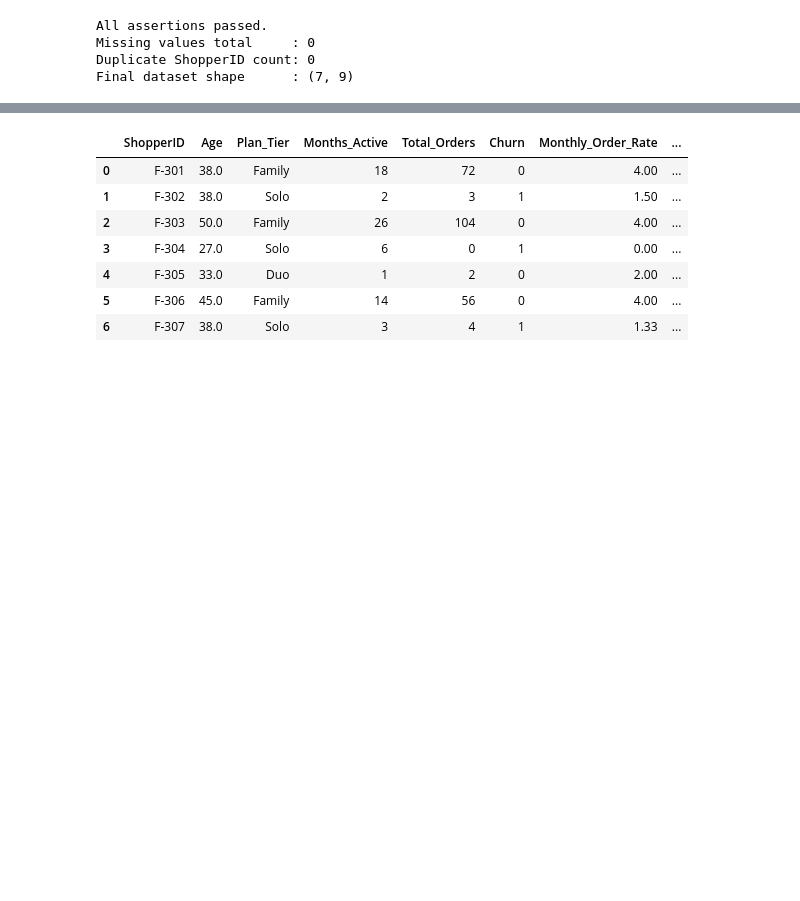
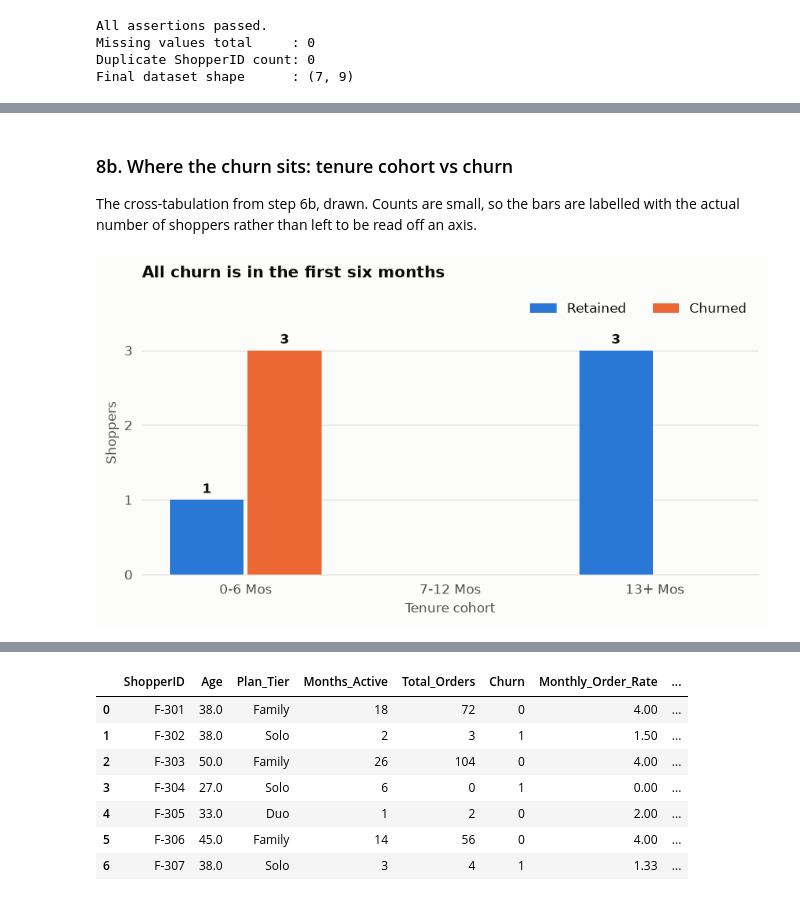
Before and after one commit to isratjahan829/Data-Visualization, a Jupyter notebook: FreshCart_Lab2_Data_Cleaning_Integration_Exploration.ipynb, the cells around one changed output, grey strips where cells are left out. Drawn from its saved outputs; the diff is of its cells as text; code cells hidden in the pictures; blank space fills up the shorter version.

```diff
--- a/FreshCart_Lab2_Data_Cleaning_Integration_Exploration.ipynb
+++ b/FreshCart_Lab2_Data_Cleaning_Integration_Exploration.ipynb
@@ -344,0 +443,35 @@ Final dataset shape      : (7, 9)
+# %% [markdown]
+### 8b. Where the churn sits: tenure cohort vs churn
+
+The cross-tabulation from step 6b, drawn. Counts are small, so the bars are labelled with the
+actual number of shoppers rather than left to be read off an axis.
+# %%
+cohort_counts = pd.crosstab(merged["Tenure_Cohort"], merged["Churn"]).reindex(labels).fillna(0)
+
+fig, ax = plt.subplots(figsize=(7.2, 4))
+width = 0.36
+xs = np.arange(len(cohort_counts.index))
+
+for offset, churn in zip((-width / 2 - 0.01, width / 2 + 0.01), [0, 1]):
+    vals = cohort_counts.get(churn, pd.Series(0, index=cohort_counts.index)).values
+    bars = ax.bar(xs + offset, vals, width=width, color=CHURN_COLORS[churn],
+                  label=CHURN_LABELS[churn], zorder=3)
+    for rect, v in zip(bars, vals):
+        if v > 0:
+            ax.text(rect.get_x() + rect.get_width() / 2, v + 0.05, f"{int(v)}",
+                    ha="center", va="bottom", fontsize=10, fontweight="bold", color=INK)
+
+ax.set_xticks(xs)
+ax.set_xticklabels(cohort_counts.index)
+ax.set_xlabel("Tenure cohort")
+ax.set_ylabel("Shoppers")
+ax.set_ylim(0, cohort_counts.values.max() + 0.8)
+ax.set_yticks(np.arange(0, cohort_counts.values.max() + 1, 1))
+ax.set_title("All churn is in the first six months")
+ax.legend(loc="upper right", ncol=2)
+tidy(ax)
+fig.tight_layout()
+fig.savefig("chart_2_cohort_vs_churn.png", bbox_inches="tight")
+plt.show()
+# %% [output]
+[figure, added]
```
Also changed, not shown: parts of 12 cells of this notebook, 5 other files.
